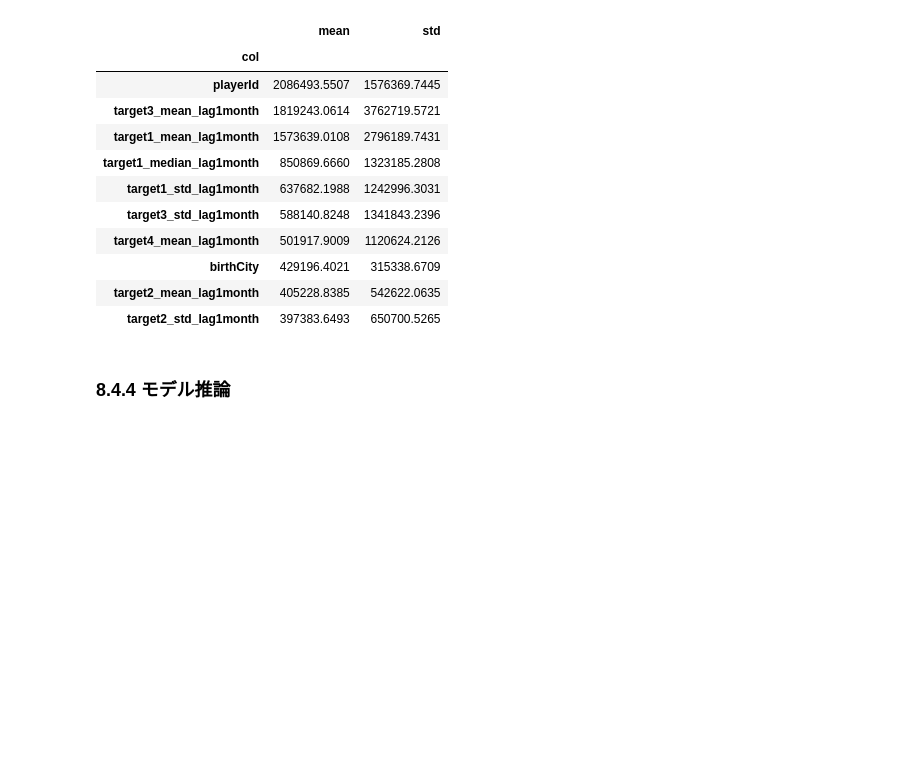
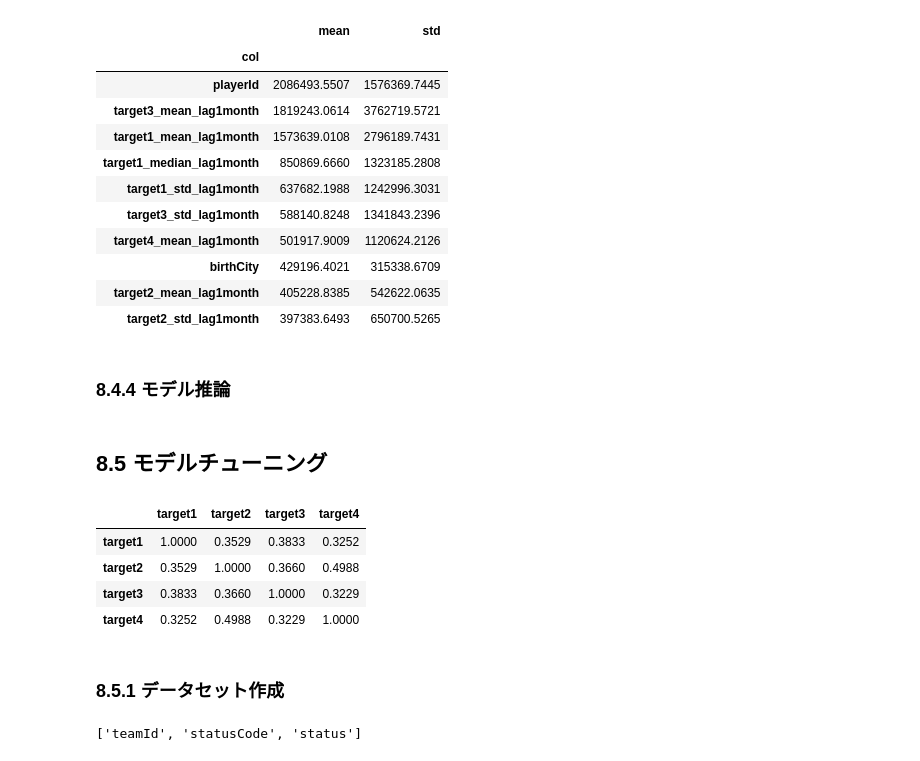
Before and after one commit to ginmaruGH/kaggle_ml_ric, a Jupyter notebook: ch08.ipynb, the cells around one changed output. Cells and saved outputs as stored; diff of their text form; code cells hidden in the pictures; blank space fills up the shorter version.

Commit message:
8.5 モデルチューニング

```diff
--- a/ch08.ipynb
+++ b/ch08.ipynb
@@ -1190,0 +1251,11 @@ df_imp.groupby(["col"])["imp"].aggregate(["mean", "std"]).sort_values("mean", as
+# %% [markdown]
+## 8.5 モデルチューニング
+# %%
+# 目的変数間の相関係数の算出
+df_engagement[["target1", "target2", "target3", "target4"]].corr()
+# %% [output]
+|  | target1 | target2 | target3 | target4 |
+| target1 | 1.0000 | 0.3529 | 0.3833 | 0.3252 |
+| target2 | 0.3529 | 1.0000 | 0.3660 | 0.4988 |
+| target3 | 0.3833 | 0.3660 | 1.0000 | 0.3229 |
+| target4 | 0.3252 | 0.4988 | 0.3229 | 1.0000 |
@@ -1190,0 +1285,6 @@ df_imp.groupby(["col"])["imp"].aggregate(["mean", "std"]).sort_values("mean", as
+# %% [markdown]
+### 8.5.1 データセット作成
+# %%
+col_rosters
+# %% [output]
+['teamId', 'statusCode', 'status']
```
Also changed, not shown: parts of 21 cells of this notebook.
